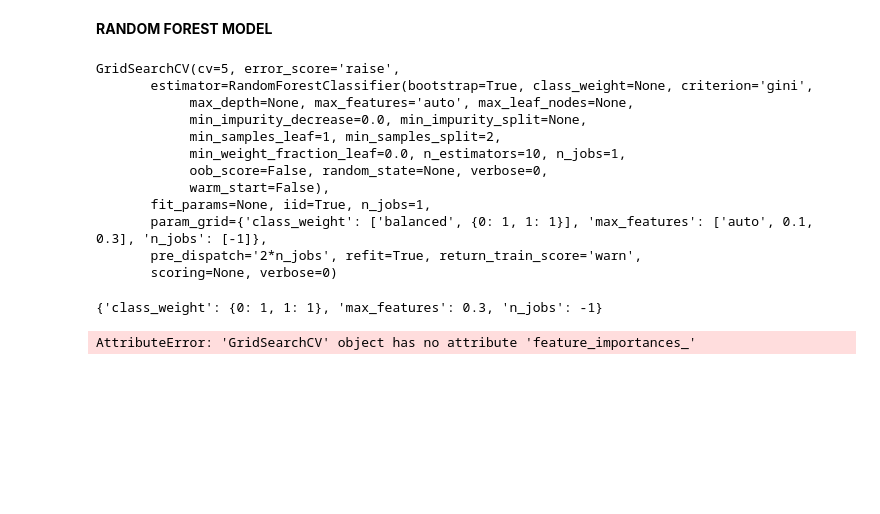
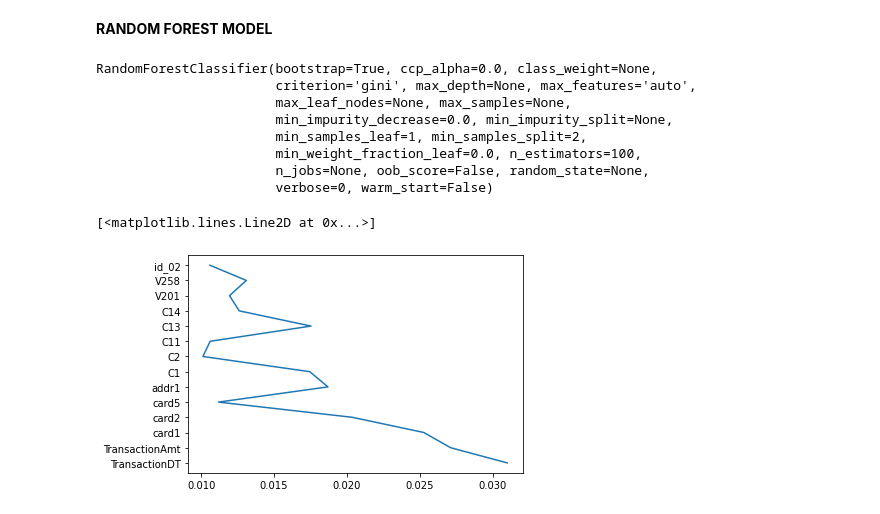
Before and after one commit to DataCampM2DSSAF/suivi-du-data-camp-equipe-berraho-bouizaguen-chen, a Jupyter notebook: Processing_Random_Forest.ipynb, the cells around one changed output. Saved outputs shown, nothing was run; the diff lists cells and outputs as text; code cells hidden in the pictures; blank space fills up the shorter version.

```diff
--- a/Processing_Random_Forest.ipynb
+++ b/Processing_Random_Forest.ipynb
@@ -297,33 +303,20 @@ X_train_train,X_train_test,y_train_train,y_train_test = train_test_split(X_train
 # %%
 from sklearn.ensemble import RandomForestClassifier
 model = RandomForestClassifier()
-
-params = {'class_weight':['balanced', {0:1 , 1:1}] ,\
-              'max_features': ['auto', 0.1, 0.3] , 'n_jobs':[-1]}
-
-clf = GridSearchCV(model, params, cv=5)
-clf.fit(X_train_train, y_train_train)
+model.fit(X_train_train, y_train_train)
 # %% [output]
-GridSearchCV(cv=5, error_score='raise',
-       estimator=RandomForestClassifier(bootstrap=True, class_weight=None, criterion='gini',
-            max_depth=None, max_features='auto', max_leaf_nodes=None,
-            min_impurity_decrease=0.0, min_impurity_split=None,
-            min_samples_leaf=1, min_samples_split=2,
-            min_weight_fraction_leaf=0.0, n_estimators=10, n_jobs=1,
-            oob_score=False, random_state=None, verbose=0,
-            warm_start=False),
-       fit_params=None, iid=True, n_jobs=1,
-       param_grid={'class_weight': ['balanced', {0: 1, 1: 1}], 'max_features': ['auto', 0.1, 0.3], 'n_jobs': [-1]},
-       pre_dispatch='2*n_jobs', refit=True, return_train_score='warn',
-       scoring=None, verbose=0)
+RandomForestClassifier(bootstrap=True, ccp_alpha=0.0, class_weight=None,
+                       criterion='gini', max_depth=None, max_features='auto',
+                       max_leaf_nodes=None, max_samples=None,
+                       min_impurity_decrease=0.0, min_impurity_split=None,
+                       min_samples_leaf=1, min_samples_split=2,
+                       min_weight_fraction_leaf=0.0, n_estimators=100,
+                       n_jobs=None, oob_score=False, random_state=None,
+                       verbose=0, warm_start=False)
-# %%
-clf.best_params_
-# %% [output]
-{'class_weight': {0: 1, 1: 1}, 'max_features': 0.3, 'n_jobs': -1}
 # %%
+mask = model.feature_importances_ >= 0.01
 
-mask = clf.feature_importances_ >= 0.01
-
-plt.plot(clf.feature_importances_[mask],X_train_train.columns[mask])
+plt.plot(model.feature_importances_[mask],X_train_train.columns[mask])
 # %% [output]
-AttributeError: 'GridSearchCV' object has no attribute 'feature_importances_'
+[<matplotlib.lines.Line2D at 0x...>]
+[figure, added]
```
Also changed, not shown: parts of 23 cells of this notebook.
